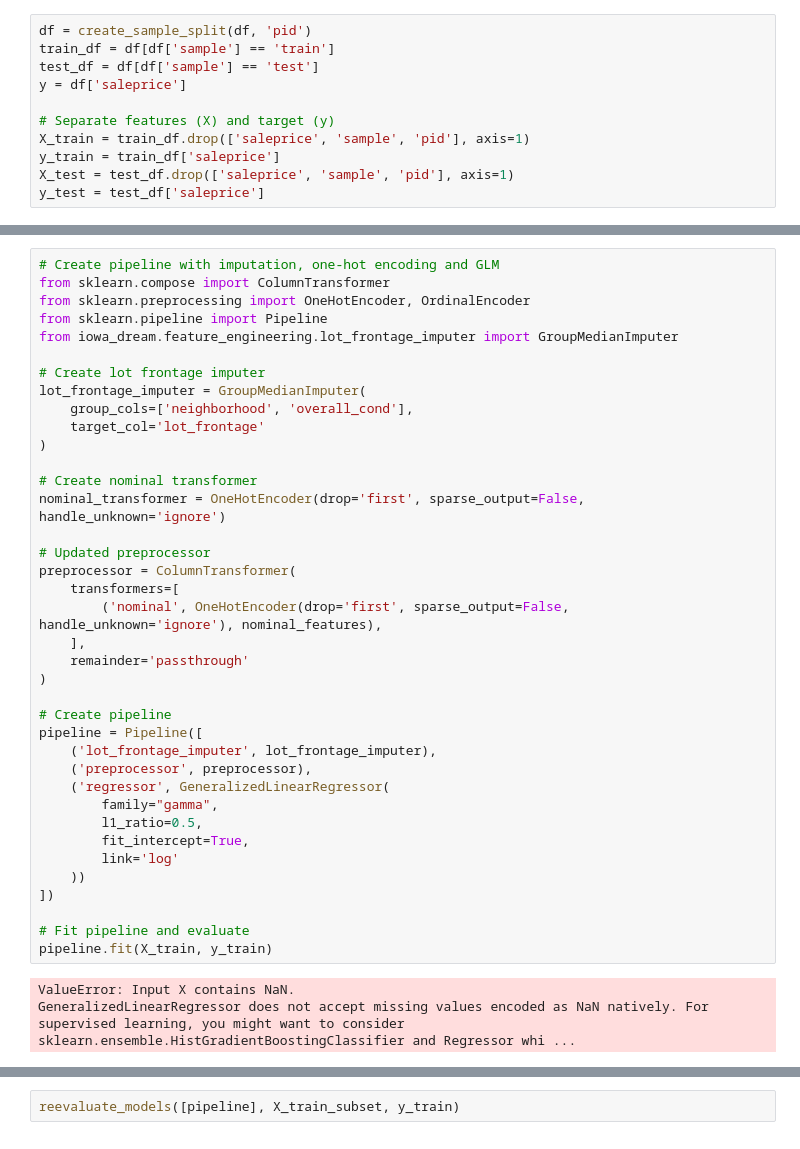
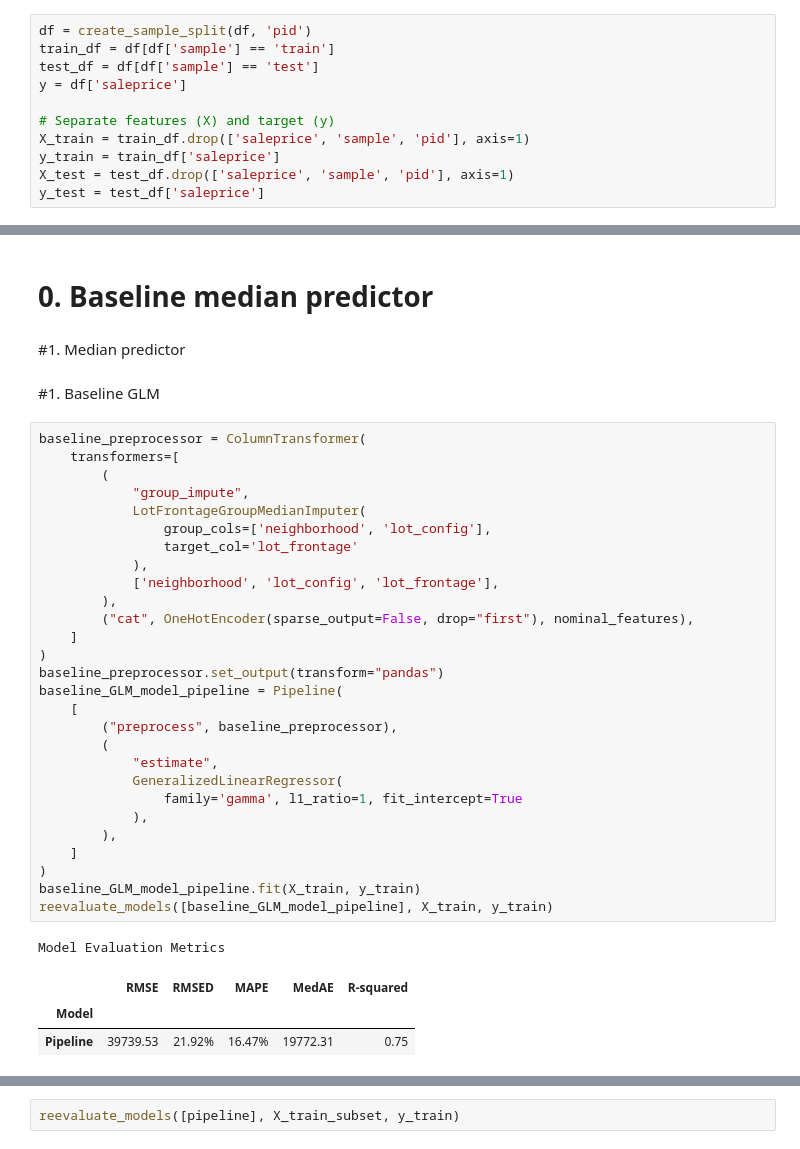
Before and after one commit to congminh-nguyen/ames_project, a Jupyter notebook: notebooks/model.ipynb, the cells around one changed output, grey strips where cells are left out. Saved outputs shown, nothing was run; the diff lists cells and outputs as text.

```diff
--- a/notebooks/model.ipynb
+++ b/notebooks/model.ipynb
@@ -172,41 +94,39 @@ Index(['lot_frontage', 'lot_area', 'neighborhood', 'overall_qu',
-# %%
-# Create pipeline with imputation, one-hot encoding and GLM
-from sklearn.compose import ColumnTransformer
-from sklearn.preprocessing import OneHotEncoder, OrdinalEncoder
-from sklearn.pipeline import Pipeline
-from iowa_dream.feature_engineering.lot_frontage_imputer import GroupMedianImputer
-
-# Create lot frontage imputer
-lot_frontage_imputer = GroupMedianImputer(
-    group_cols=['neighborhood', 'overall_cond'],
-    target_col='lot_frontage'
-)
-
-# Create nominal transformer
-nominal_transformer = OneHotEncoder(drop='first', sparse_output=False, handle_unknown='ignore')
-
-# Updated preprocessor
-preprocessor = ColumnTransformer(
-    transformers=[
-        ('nominal', OneHotEncoder(drop='first', sparse_output=False, handle_unknown='ignore'), nominal_features),
-    ],
-    remainder='passthrough'
-)
-
-# Create pipeline
-pipeline = Pipeline([
-    ('lot_frontage_imputer', lot_frontage_imputer),
-    ('preprocessor', preprocessor),
-    ('regressor', GeneralizedLinearRegressor(
-        family="gamma",
-        l1_ratio=0.5,
-        fit_intercept=True,
-        link='log'
-    ))
-])
-
-# Fit pipeline and evaluate
-pipeline.fit(X_train, y_train)
-# %% [output]
-ValueError: Input X contains NaN.
-GeneralizedLinearRegressor does not accept missing values encoded as NaN natively. For supervised learning, you might want to consider sklearn.ensemble.HistGradientBoostingClassifier and Regressor whi ...
+# %% [markdown]
+# 0. Baseline median predictor
+# %% [markdown]
+#1. Median predictor
+# %% [markdown]
+#1. Baseline GLM
+# %%
+baseline_preprocessor = ColumnTransformer(
+    transformers=[
+        (
+            "group_impute",
+            LotFrontageGroupMedianImputer(
+                group_cols=['neighborhood', 'lot_config'],
+                target_col='lot_frontage'
+            ),
+            ['neighborhood', 'lot_config', 'lot_frontage'],
+        ),
+        ("cat", OneHotEncoder(sparse_output=False, drop="first"), nominal_features),
+    ]
+)
+baseline_preprocessor.set_output(transform="pandas")
+baseline_GLM_model_pipeline = Pipeline(
+    [
+        ("preprocess", baseline_preprocessor),
+        (
+            "estimate",
+            GeneralizedLinearRegressor(
+                family='gamma', l1_ratio=1, fit_intercept=True
+            ),
+        ),
+    ]
+)
+baseline_GLM_model_pipeline.fit(X_train, y_train)
+reevaluate_models([baseline_GLM_model_pipeline], X_train, y_train)
+# %% [output]
+Model Evaluation Metrics
+|  | RMSE | RMSED | MAPE | MedAE | R-squared |
+| Model |  |  |  |  |  |
+| Pipeline | 39739.53 | 21.92% | 16.47% | 19772.31 | 0.75 |
```
Also changed, not shown: parts of 16 cells of this notebook, 8 other files.
